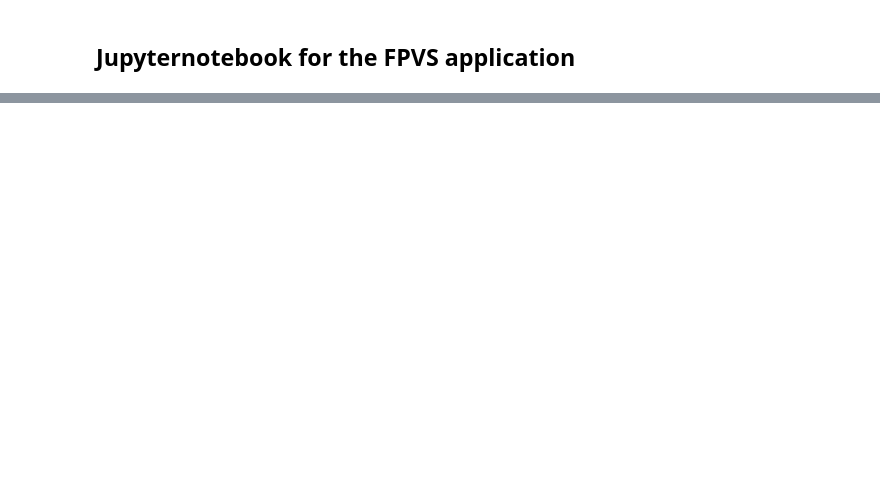
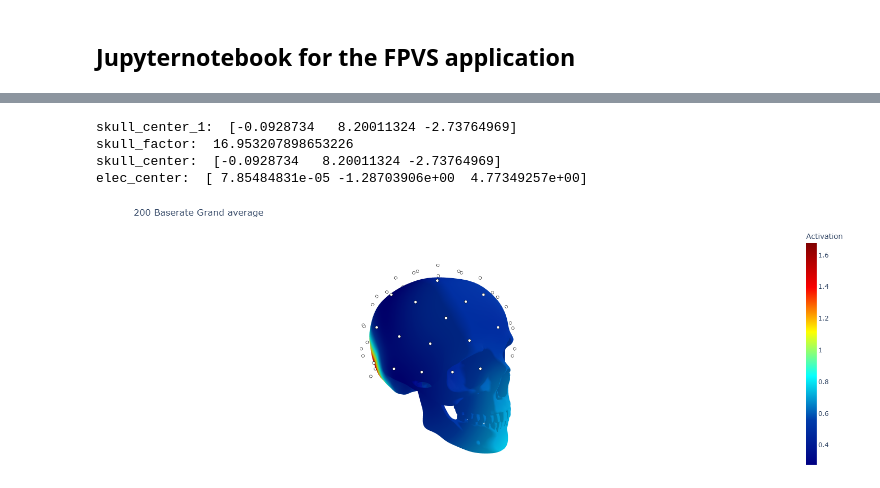
Before and after one commit to Bhargaverahkap/FPVS-Pypeline, a Jupyter notebook: FPyVS app test script.ipynb, the cells around one changed output, grey strips where cells are left out. Cells and saved outputs as stored; diff of their text form; code cells hidden in the pictures; blank space fills up the shorter version.

```diff
--- a/FPyVS app test script.ipynb
+++ b/FPyVS app test script.ipynb
@@ -24,0 +165,8 @@ mat_data, meta_data,filepath = FP.segmentation(filepath, stepno = 7)
+# %%
+cf.showme3DTopomap(data[freqid,:],br_meta_data,title="200 Baserate Grand average")
+# %% [output]
+skull_center_1:  [-0.0928734   8.20011324 -2.73764969]
+skull_factor:  16.953207898653226
+skull_center:  [-0.0928734   8.20011324 -2.73764969]
+elec_center:  [ 7.85484831e-05 -1.28703906e+00  4.77349257e+00]
+[figure, added]
```
Also changed, not shown: parts of 16 cells of this notebook, 7 other files.
